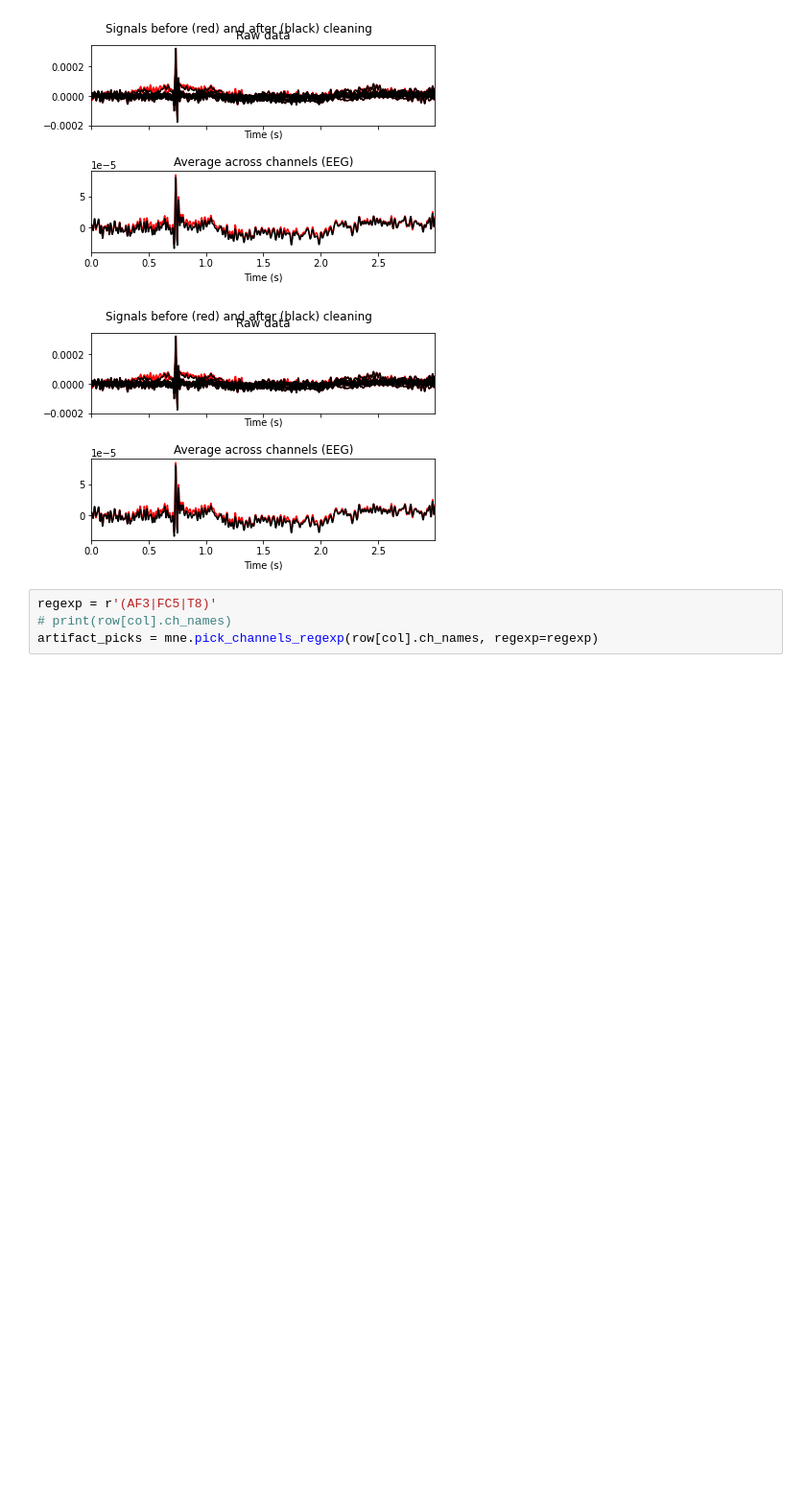
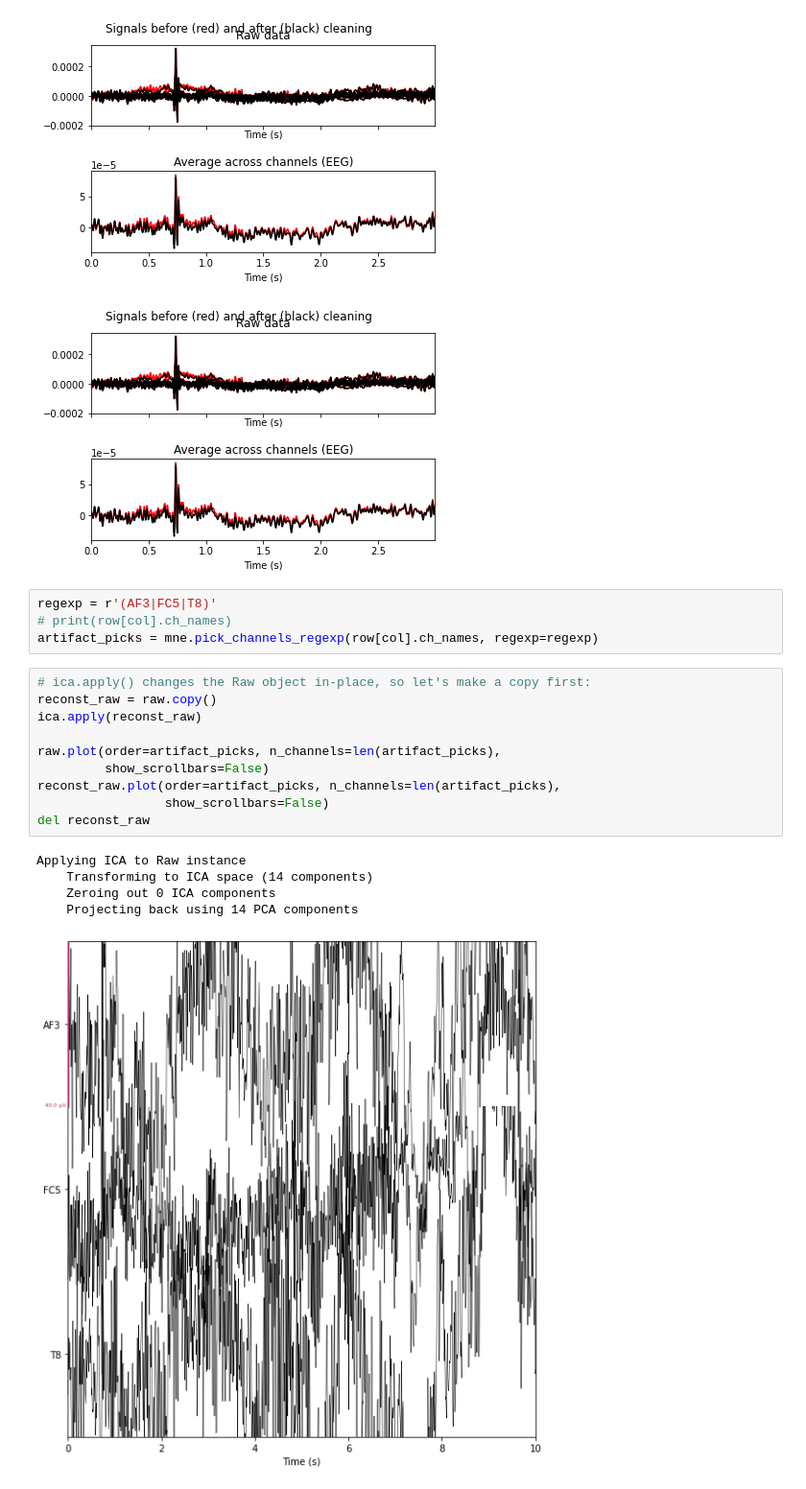
Before and after one commit to RaihanSabique/Opioid-Cravings-Sensing, a Jupyter notebook: Assignment.ipynb, the cells around one changed output. Shown at 96% size. Cells and saved outputs as stored; diff of their text form; blank space fills up the shorter version.

```diff
--- a/Assignment.ipynb
+++ b/Assignment.ipynb
@@ -290,3 +290,19 @@ Applying ICA to Raw instance
 regexp = r'(AF3|FC5|T8)'
 # print(row[col].ch_names)
 artifact_picks = mne.pick_channels_regexp(row[col].ch_names, regexp=regexp)
+# %%
+# ica.apply() changes the Raw object in-place, so let's make a copy first:
+reconst_raw = raw.copy()
+ica.apply(reconst_raw)
+
+raw.plot(order=artifact_picks, n_channels=len(artifact_picks),
+         show_scrollbars=False)
+reconst_raw.plot(order=artifact_picks, n_channels=len(artifact_picks),
+                 show_scrollbars=False)
+del reconst_raw
+# %% [output]
+Applying ICA to Raw instance
+    Transforming to ICA space (14 components)
+    Zeroing out 0 ICA components
+    Projecting back using 14 PCA components
+[figure, added]
```
Also changed, not shown: parts of 1 cell of this notebook.
